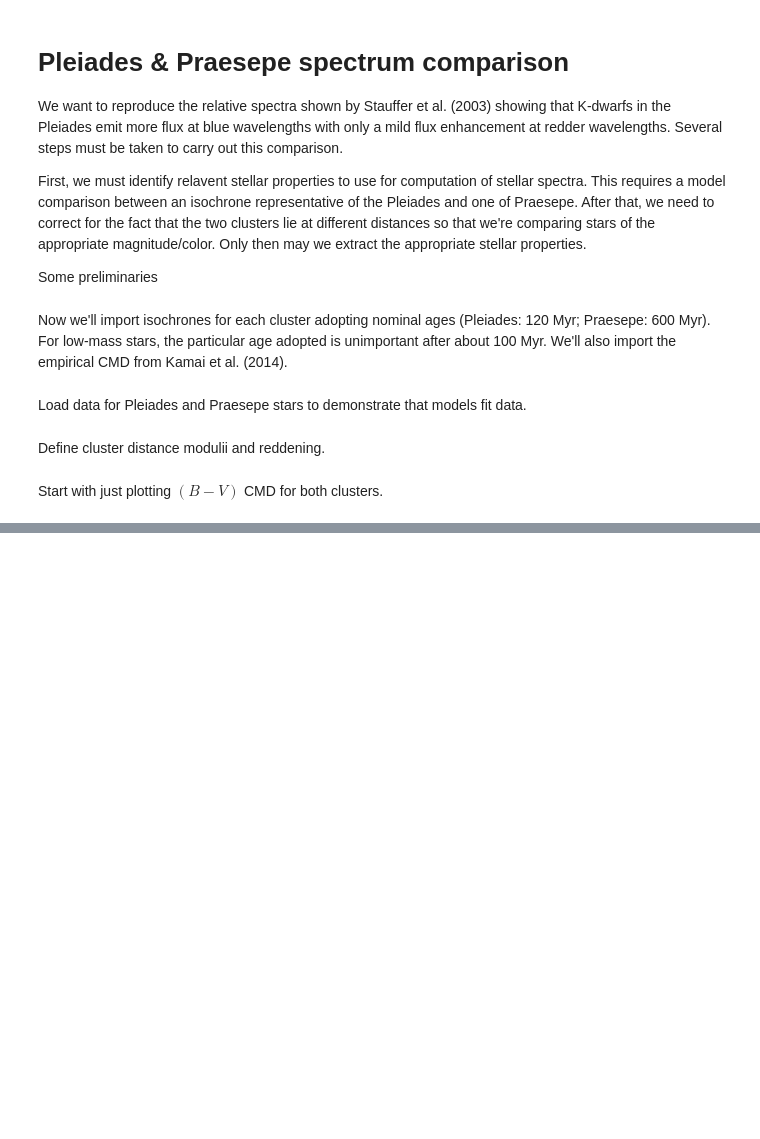
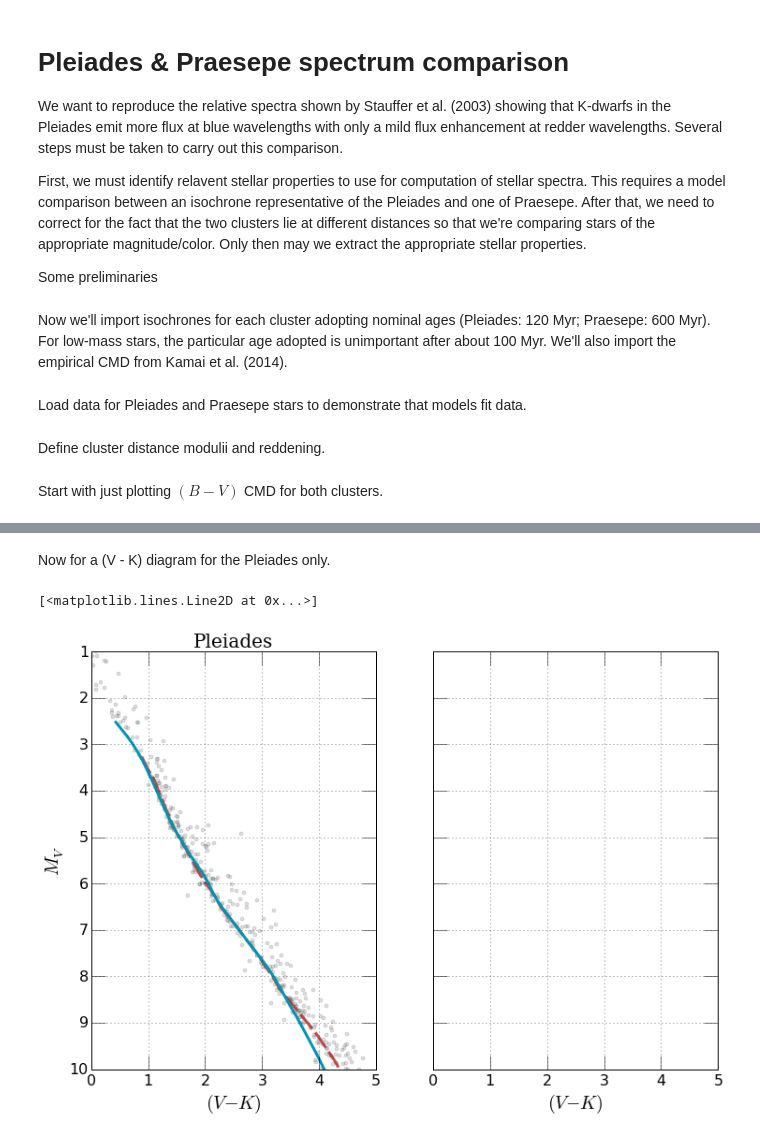
Before and after one commit to gfeiden/Notebook, a Jupyter notebook: Projects/pleiades_colors/pleiades_praesepe_comp.ipynb, the cells around one changed output, grey strips where cells are left out. Drawn from its saved outputs; the diff is of its cells as text; code cells hidden in the pictures; blank space fills up the shorter version.

```diff
--- a/Projects/pleiades_colors/pleiades_praesepe_comp.ipynb
+++ b/Projects/pleiades_colors/pleiades_praesepe_comp.ipynb
@@ -86,0 +157,23 @@ from scipy.interpolate import interp1d
+# %% [markdown]
+Now for a (V - K) diagram for the Pleiades only.
+# %%
+fig, ax = plt.subplots(1, 2, figsize=(12., 8.), sharex=True, sharey=True)
+
+for axis in ax:
+    axis.grid(True)
+    axis.tick_params(which='major', axis='both', length=15., labelsize=16.)
+    axis.set_ylim(10., 1.)
+    axis.set_xlim(0.0, 5.0)
+    axis.set_xlabel('$(V - K)$', fontsize=20.)
+
+# PLEIADES
+ax[0].set_title('Pleiades', fontsize=20., family='serif')
+ax[0].set_ylabel('$M_V$', fontsize=20.)
+ax[0].plot(pleiades_s07[:, 7] - pleiades_s07[:, 4] - pl_evk, pleiades_s07[:, 7] - pl_av - pl_dis,
+            'o', c='#555555', markersize=4.0, alpha=0.2)
+ax[0].plot(iso_emp_k14[:, 3] - pl_evk, iso_emp_k14[:, 0] - pl_av - pl_dis,
+               dashes=(20., 5.), lw=3, c='#B22222', alpha=0.8)
+ax[0].plot(iso_120_gas07[:, 8] - iso_120_gas07[:, 13], iso_120_gas07[:, 8], lw=3, c='#0094b2')
+# %% [output]
+[<matplotlib.lines.Line2D at 0x...>]
+[figure, added]
```
Also changed, not shown: parts of 10 cells of this notebook, 9 other files.
